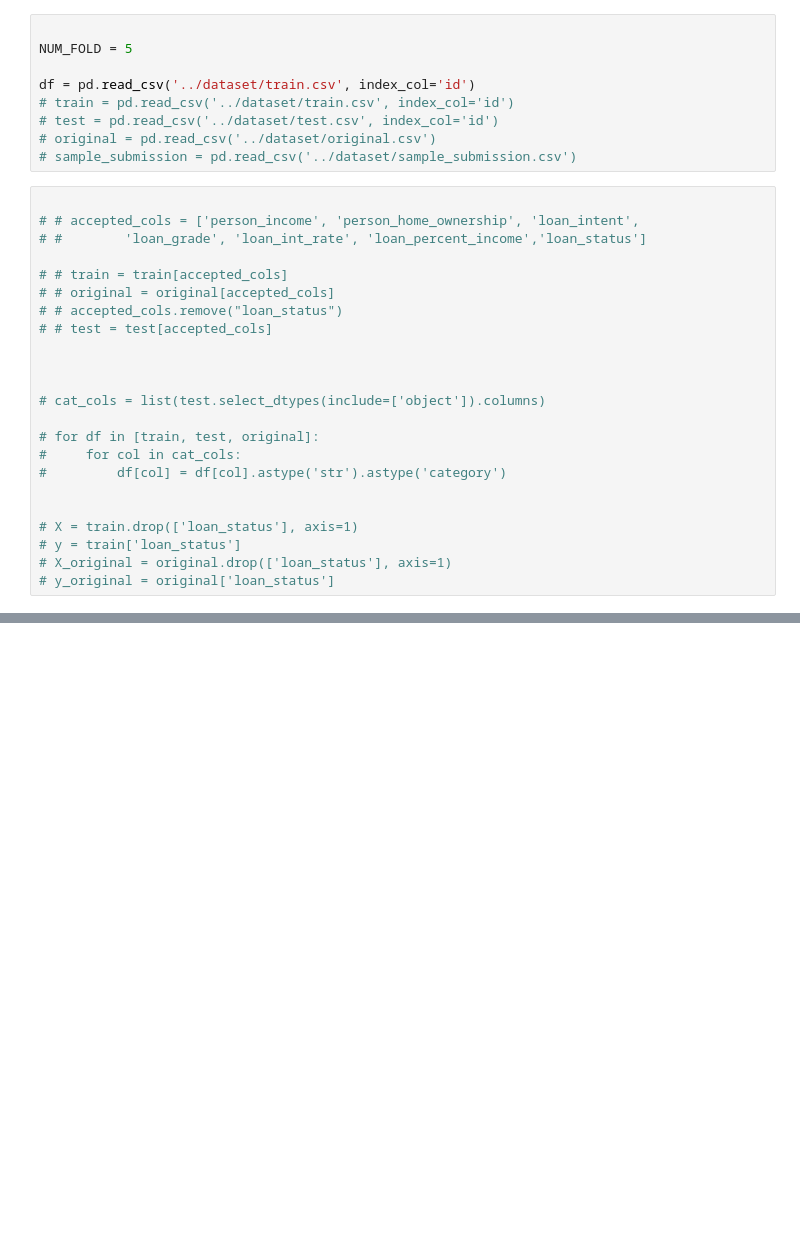
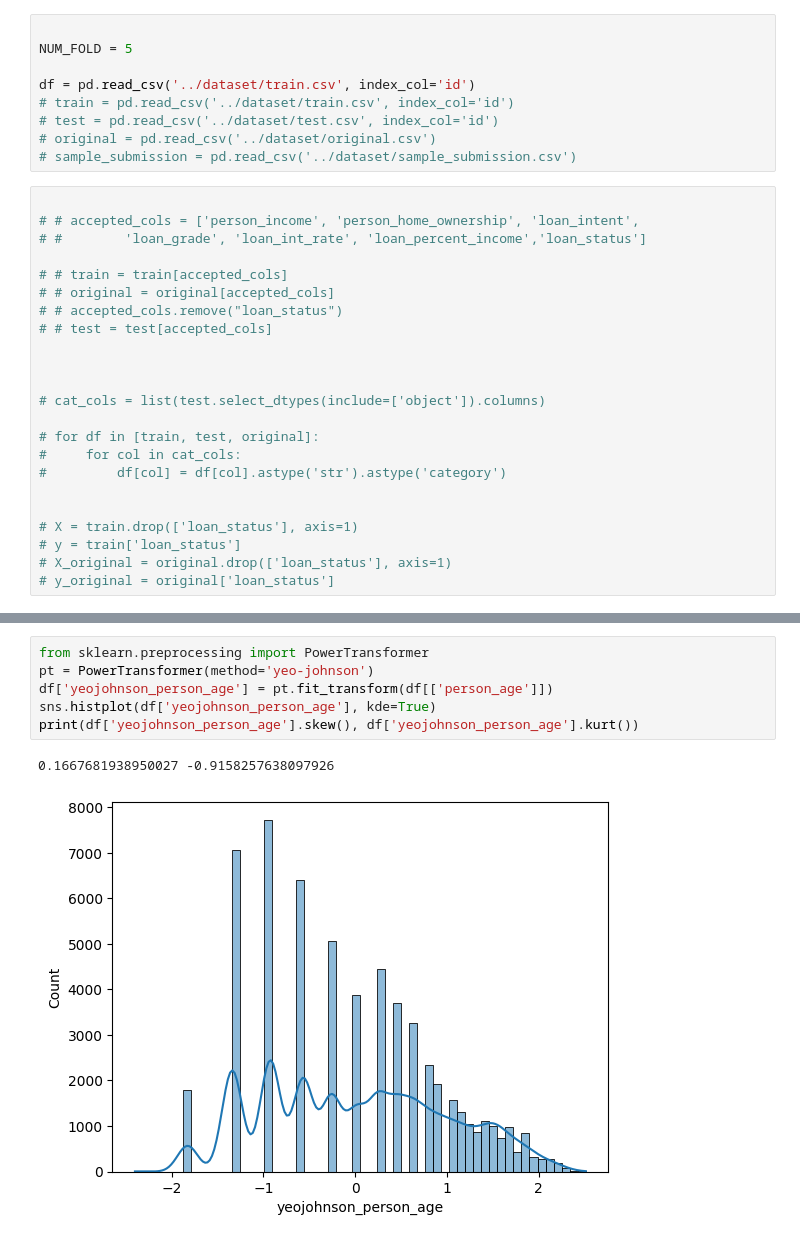
Before and after one commit to SurajAiri/kaggle_loan_approval_prediction, a Jupyter notebook: notebook/feat_engg1.ipynb, the cells around one changed output, grey strips where cells are left out. Drawn from its saved outputs; the diff is of its cells as text; blank space fills up the shorter version.

```diff
--- a/notebook/feat_engg1.ipynb
+++ b/notebook/feat_engg1.ipynb
@@ -89,0 +128,9 @@ float64
+# %%
+from sklearn.preprocessing import PowerTransformer
+pt = PowerTransformer(method='yeo-johnson')
+df['yeojohnson_person_age'] = pt.fit_transform(df[['person_age']])
+sns.histplot(df['yeojohnson_person_age'], kde=True)
+print(df['yeojohnson_person_age'].skew(), df['yeojohnson_person_age'].kurt())
+# %% [output]
+0.1667681938950027 -0.9158257638097926
+[figure, added]
```
Also changed, not shown: parts of 18 cells of this notebook, 14 other files.
